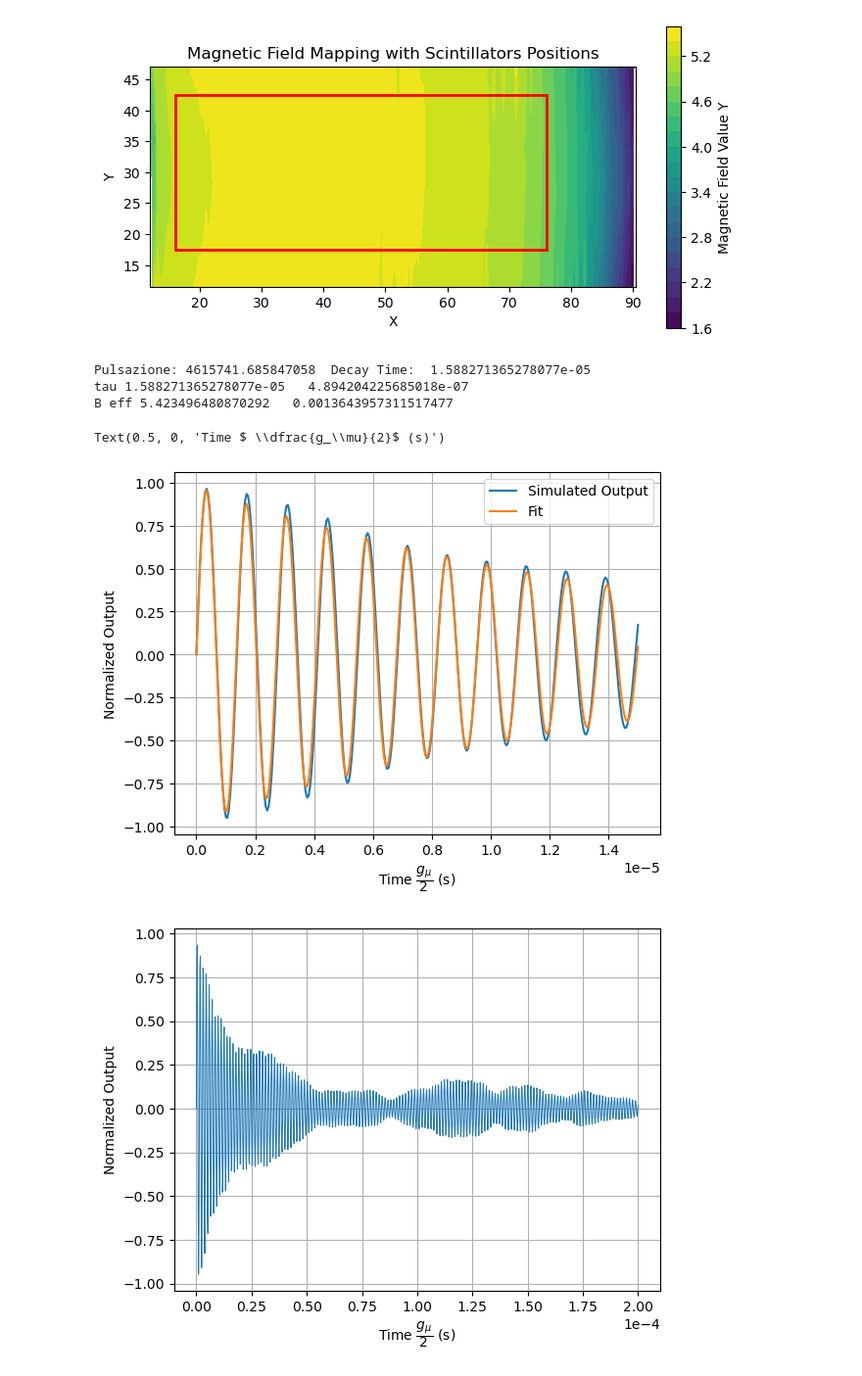
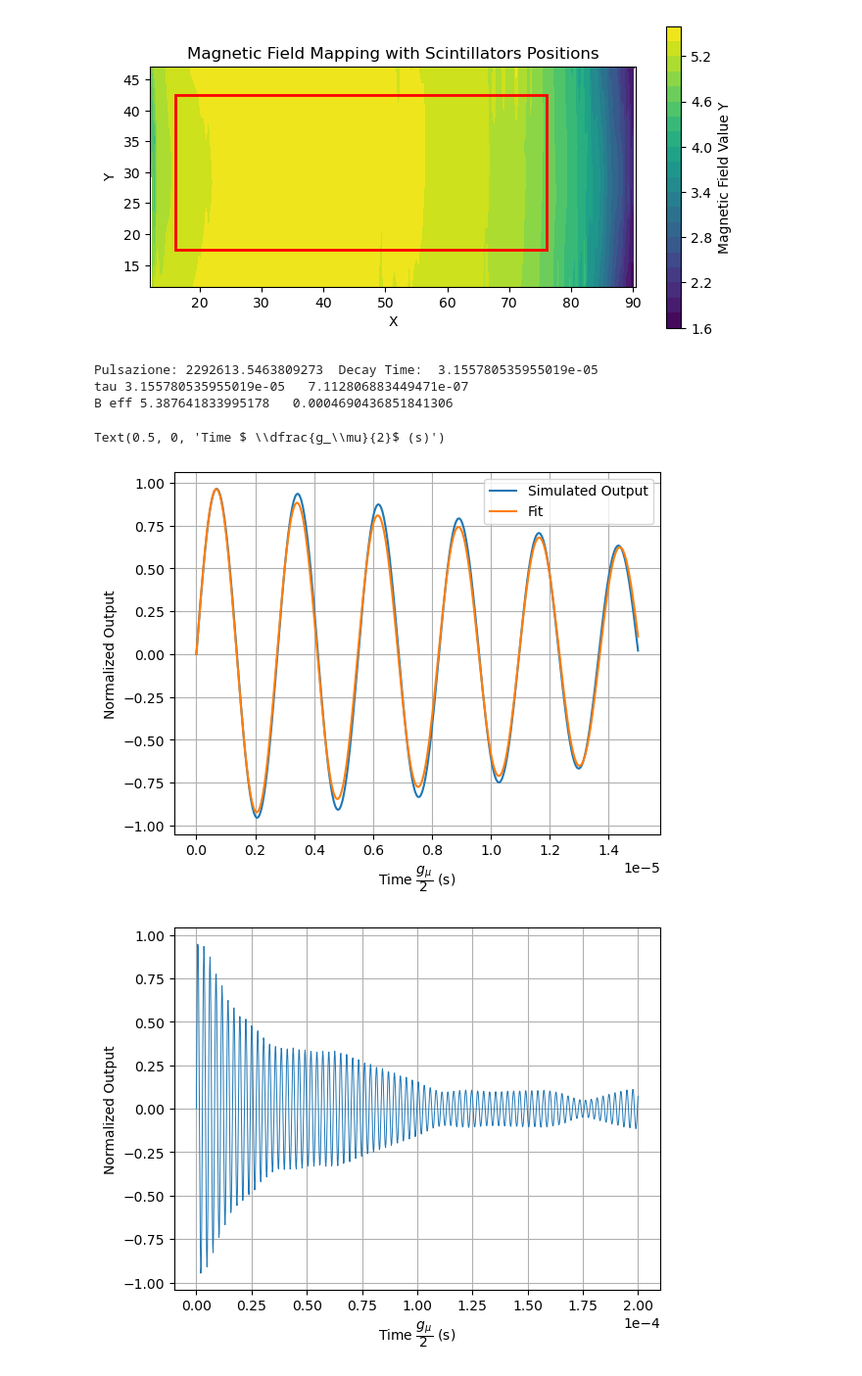
Before and after one commit to NicolaSommaggio/AdvanceLab-g-2, a Jupyter notebook: g-2/src/PlotCampo.ipynb, the cells around one changed output. Shown at 98% size. Saved outputs shown, nothing was run; the diff lists cells and outputs as text; code cells hidden in the pictures.

```diff
--- a/g-2/src/PlotCampo.ipynb
+++ b/g-2/src/PlotCampo.ipynb
@@ -64,43 +64,43 @@ t=np.linspace(0,0.000015,300)
 y=t*0
 for i, j, k in zip(X.ravel(), Y.ravel(), Z.ravel()):
     if 16 < i < 76 and 17.5 < j < (17.5 + 25):
-        w=(1.6*10**(-19)*10**(-3))/(1.88*10**(-28))*k
+        w=(1.6*10**(-19)*10**(-3))/(1.88*10**(-28))*k/2
         y+=np.sin(w*t)
 
 
 def f(x,a,b,c):
     return a*np.sin(b*x)*(np.e**(-x/c))
-popt, pcov = curve_fit(f,t,y,p0=[200000000,851063*5,10**-5])
+popt, pcov = curve_fit(f,t,y,p0=[200000000,851063*2.5,10**-5])
 
 plt.plot(t,y/22000,label="Simulated Output")
 plt.plot(t,f(t,*popt)/23000,label="Fit")
 plt.grid()
 plt.ylabel("Normalized Output")
 plt.xlabel("Time $ \dfrac{g_\mu}{2}$ (s)")
 plt.legend()
 print("Pulsazione:",popt[1]," Decay Time: ",popt[2])
 print("tau",popt[2]," ",np.sqrt(pcov[2][2]))
-print("B eff",popt[1]/((1.6*10**(-19)*10**(-3))/(1.88*10**(-28)))," ", np.sqrt(pcov[1][1]) /((1.6*10**(-19)*10**(-3))/(1.88*10**(-28))))
+print("B eff",2*popt[1]/((1.6*10**(-19)*10**(-3))/(1.88*10**(-28)))," ", np.sqrt(pcov[1][1]) /((1.6*10**(-19)*10**(-3))/(1.88*10**(-28))))
 #Figure2
 t=np.linspace(0,200*10**-6,1000)
 y=t*0
 for i, j, k in zip(X.ravel(), Y.ravel(), Z.ravel()):
     if 16 < i < 76 and 17.5 < j < (17.5 + 25):
-        w=(1.6*10**(-19)*10**(-3))/(1.88*10**(-28))*k
+        w=(1.6*10**(-19)*10**(-3))/(1.88*10**(-28))*k/2
         y+=np.sin(w*t)
 
 
 plt.figure(2)
 
 plt.plot(t,y/22000,linewidth=0.7)
 plt.ticklabel_format(style='sci', axis='x', scilimits=(0,0))
 plt.grid()
 plt.ylabel("Normalized Output")
 plt.xlabel("Time $ \dfrac{g_\mu}{2}$ (s)")
 # %% [output]
-Pulsazione: 4615741.685847058  Decay Time:  1.588271365278077e-05
-tau 1.588271365278077e-05   4.894204225685018e-07
-B eff 5.423496480870292   0.0013643957311517477
+Pulsazione: 2292613.5463809273  Decay Time:  3.155780535955019e-05
+tau 3.155780535955019e-05   7.112806883449471e-07
+B eff 5.387641833995178   0.0004690436851841306
 Text(0.5, 0, 'Time $ \\dfrac{g_\\mu}{2}$ (s)')
-[figure, old version]
+[figure, new version]
-[figure, old version]
+[figure, new version]
```
Also changed, not shown: 20 other files.
